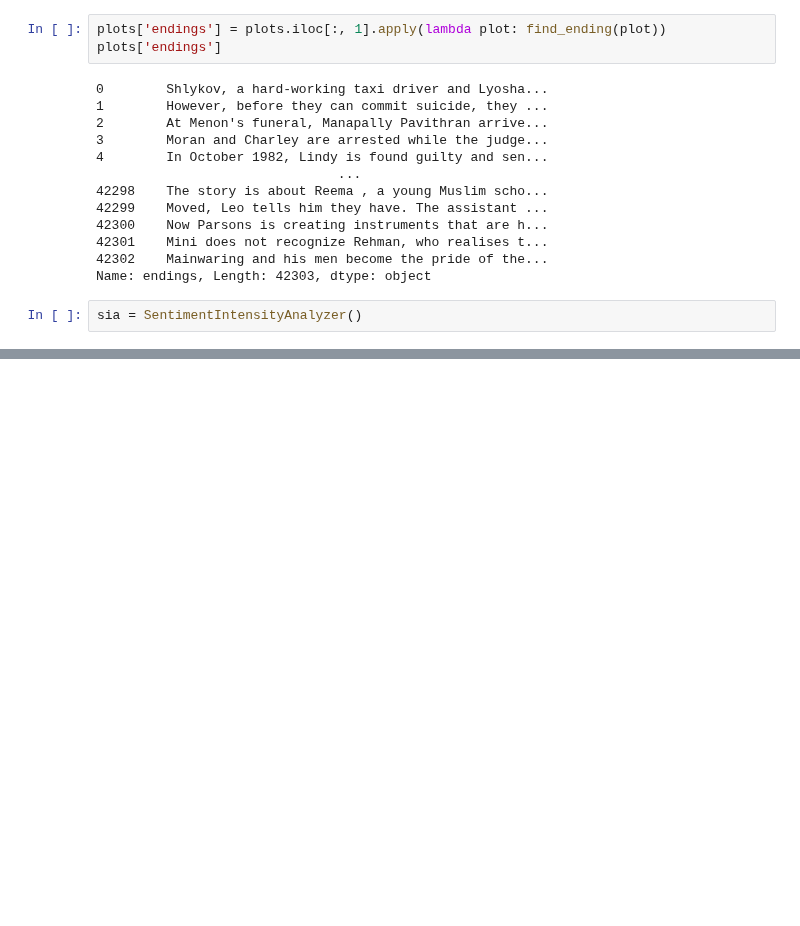
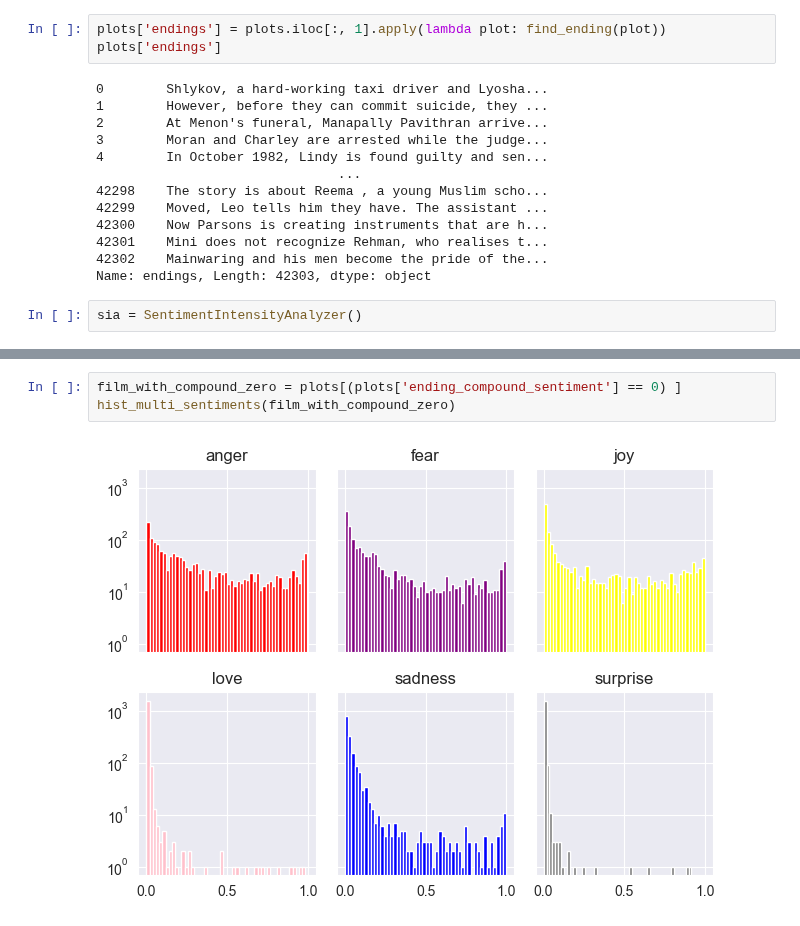
Before and after one commit to epfl-ada/ada-2023-project-dataexplorers, a Jupyter notebook: sentimentAnalysis.ipynb, the cells around one changed output, grey strips where cells are left out. Cells and saved outputs as stored; diff of their text form; blank space fills up the shorter version.

```diff
--- a/sentimentAnalysis.ipynb
+++ b/sentimentAnalysis.ipynb
@@ -87,0 +215,5 @@ plots
+# %%
+film_with_compound_zero = plots[(plots['ending_compound_sentiment'] == 0) ]
+hist_multi_sentiments(film_with_compound_zero)
+# %% [output]
+[figure, added]
```
Also changed, not shown: parts of 20 cells of this notebook.
